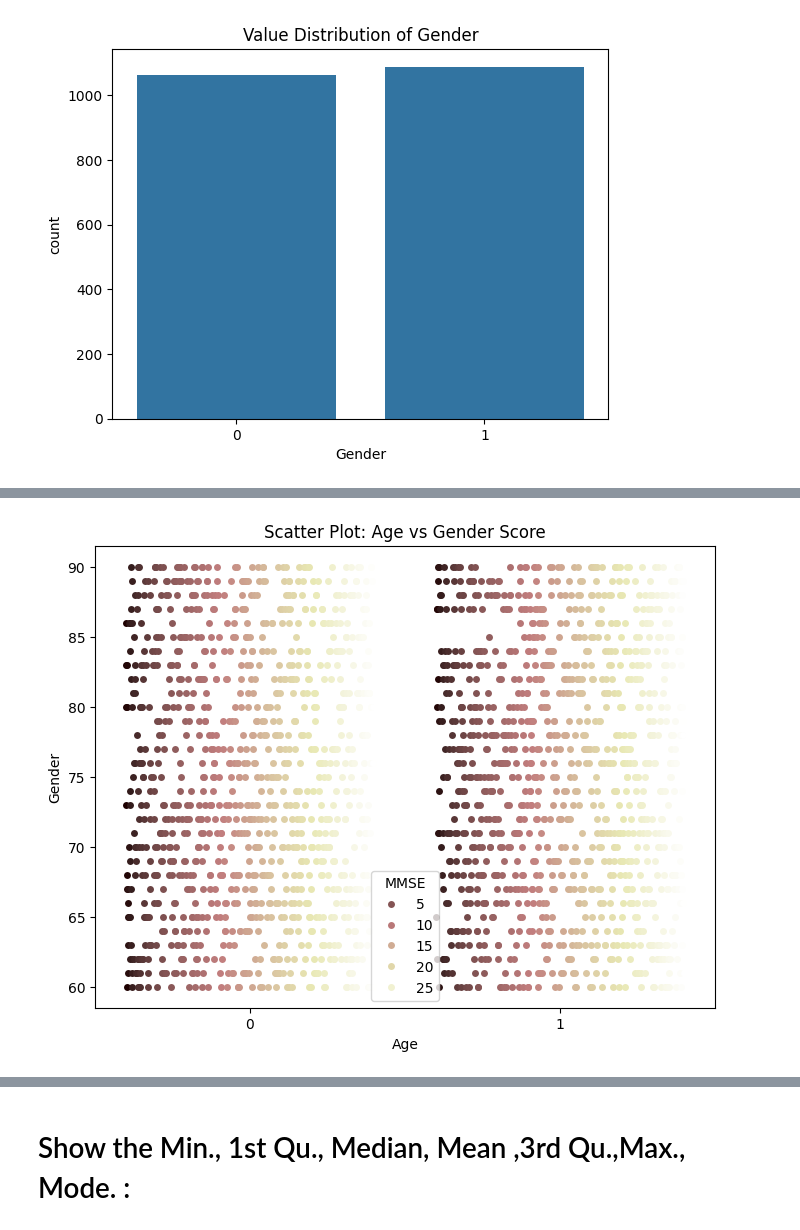
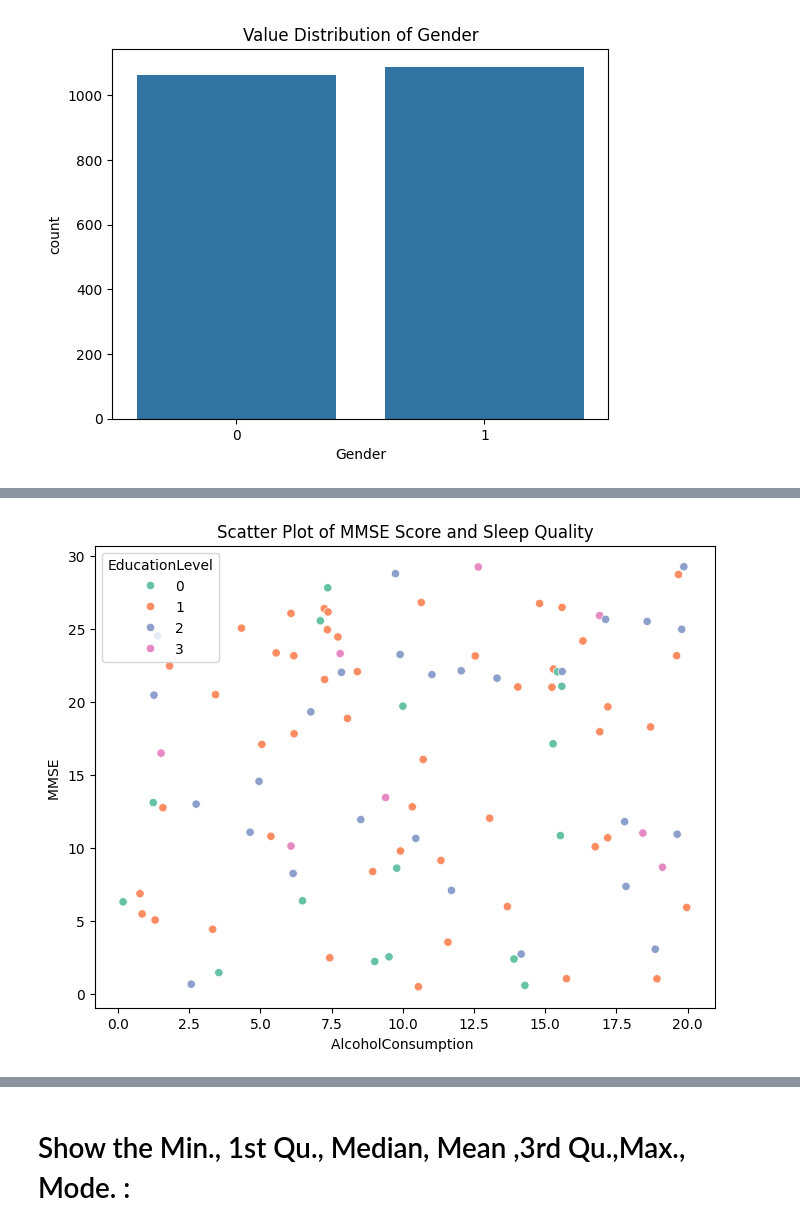
Before and after one commit to leen204/mining-project, a Jupyter notebook: DATA MINING NOTEBOOK.ipynb, the cells around one changed output, grey strips where cells are left out. Cells and saved outputs as stored; diff of their text form; code cells hidden in the pictures.

```diff
--- a/DATA MINING NOTEBOOK.ipynb
+++ b/DATA MINING NOTEBOOK.ipynb
@@ -159,12 +148,15 @@ plt.show()
 # %%
+import seaborn as sns
 import matplotlib.pyplot as plt
-import seaborn as sns
+
 
 plt.figure(figsize=(8, 6))
-sns.stripplot(x='Gender', y='Age', data=df, hue='MMSE', palette='pink', jitter=True, dodge=True)
-plt.title('Scatter Plot: Age vs Gender Score')
-plt.xlabel('Age')
-plt.ylabel('Gender')
+sns.scatterplot(data=strat_sample, x='AlcoholConsumption', y='MMSE' , hue='EducationLevel', palette='Set2')
+
+
+plt.title('Scatter Plot of MMSE Score and Sleep Quality')
+plt.xlabel('AlcoholConsumption ')
+plt.ylabel('MMSE ')
 plt.show()
 # %% [output]
-[figure, old version]
+[figure, new version]
```
Also changed, not shown: parts of 14 cells of this notebook.
